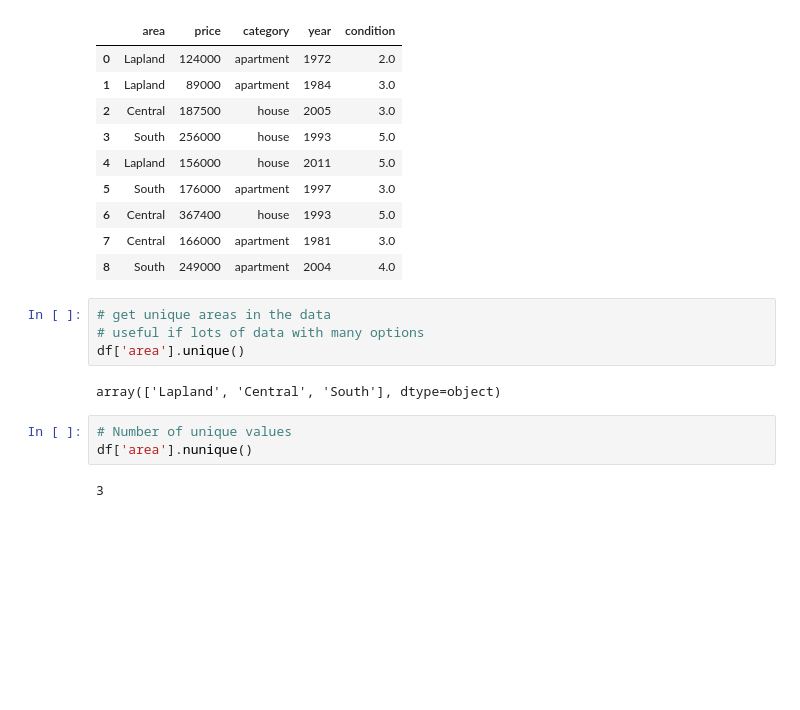
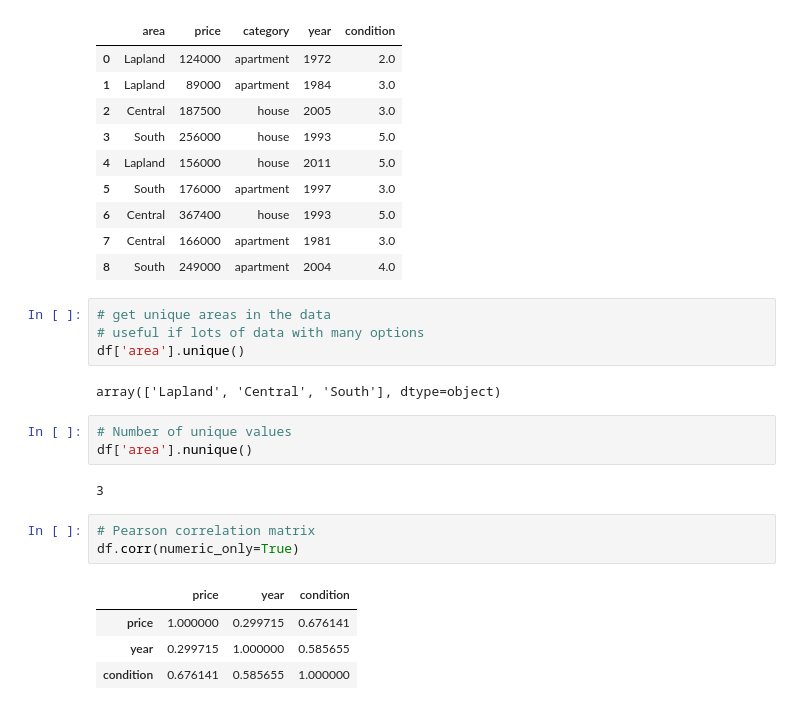
Before and after one commit to jtsillan/DataAnalytics, a Jupyter notebook: lectures/pandas4.ipynb, the cells around one changed output. Saved outputs shown, nothing was run; the diff lists cells and outputs as text; blank space fills up the shorter version.

```diff
--- a/lectures/pandas4.ipynb
+++ b/lectures/pandas4.ipynb
@@ -121,3 +121,11 @@ array(['Lapland', 'Central', 'South'], dtype=object)
 df['area'].nunique()
 # %% [output]
 3
+# %%
+# Pearson correlation matrix
+df.corr(numeric_only=True)
+# %% [output]
+|  | price | year | condition |
+| price | 1.000000 | 0.299715 | 0.676141 |
+| year | 0.299715 | 1.000000 | 0.585655 |
+| condition | 0.676141 | 0.585655 | 1.000000 |
```
Also changed, not shown: parts of 7 cells of this notebook, 4 other files.
